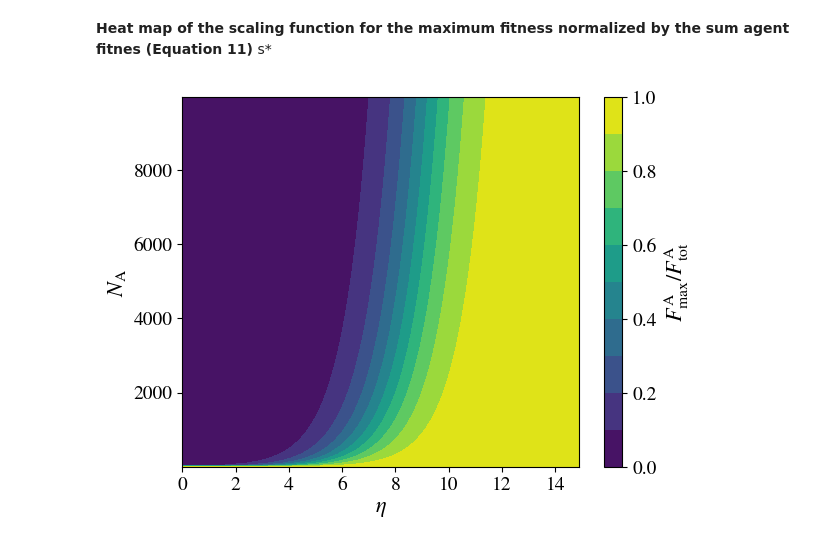
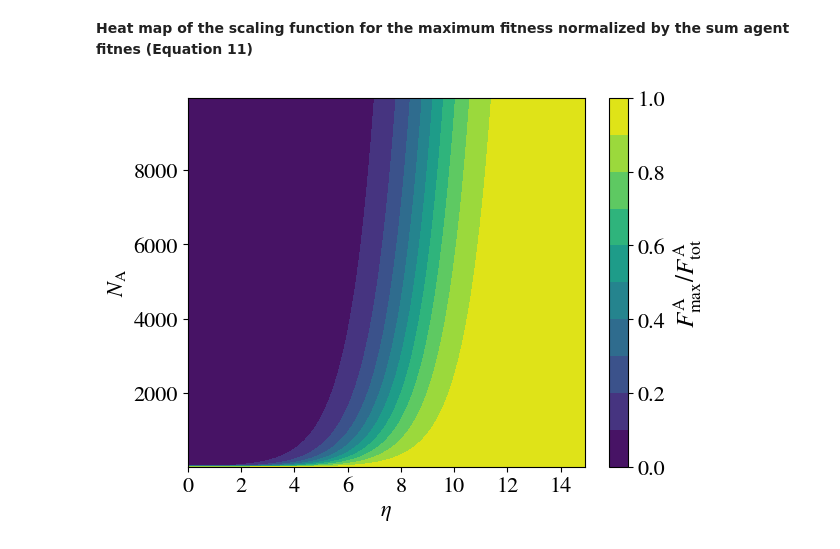
Before and after one commit to MarcSadurniParera/BonabeauExtendedModel, a Jupyter notebook: Scaling heatmap/Scaling function heatmap.ipynb, the cells around one changed output. Cells and saved outputs as stored; diff of their text form; code cells hidden in the pictures.

```diff
--- a/Scaling heatmap/Scaling function heatmap.ipynb
+++ b/Scaling heatmap/Scaling function heatmap.ipynb
@@ -1,7 +1,6 @@
 # %% [markdown]
 **Heat map of the scaling function for the maximum
 fitness normalized by the sum agent fitnes (Equation 11)**
-s*
 # %%
 #Changing to LaTeX font.
 import matplotlib
@@ -10,27 +9,27 @@ matplotlib.rcParams['font.family'] = 'STIXGeneral'
 # %%
 import matplotlib.pyplot as plt
 from mpl_toolkits.mplot3d import Axes3D
 import numpy as np
 from numpy import exp,arange
 
 b = np.arange(0, 15, 0.1)
 d = np.arange(1, 10000, 50)
 
 B, D = np.meshgrid(b, d)
 nu = 1/(1+exp(-B)*(D-1))
 
 contour_levels = np.linspace(0, 1, 11)
 plt.contourf(B, D, nu, levels=contour_levels, vmin=0, vmax=1)
 cbar = plt.colorbar()
-cbar.set_label(r'$F_\mathrm{max}^\mathrm{A}/F_\mathrm{tot}^\mathrm{A}$', fontsize=16)
-cbar.ax.tick_params(labelsize=14)
+cbar.set_label(r'$F_\mathrm{max}^\mathrm{A}/F_\mathrm{tot}^\mathrm{A}$', fontsize=18)
+cbar.ax.tick_params(labelsize=16)
 plt.clim(0,1)
 plt.xlabel('$\eta$', fontsize=16)
 plt.ylabel('$N_\mathrm{A}$', fontsize=16)
 # Increase the size of ticks
-plt.xticks(fontsize=14)
-plt.yticks(fontsize=14)
+plt.xticks(fontsize=16)
+plt.yticks(fontsize=16)
 #plt.show()
 plt.savefig('scaling.pdf', bbox_inches='tight')
 # %% [output]
-[figure, old version]
+[figure, new version]
```
Also changed, not shown: parts of 2 cells of this notebook, 2 other files.
